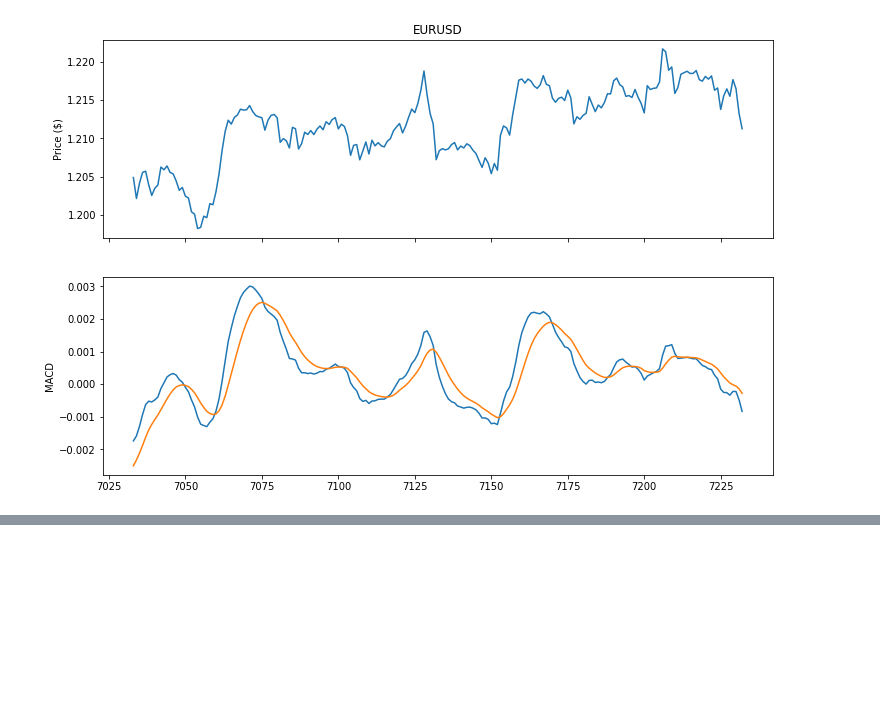
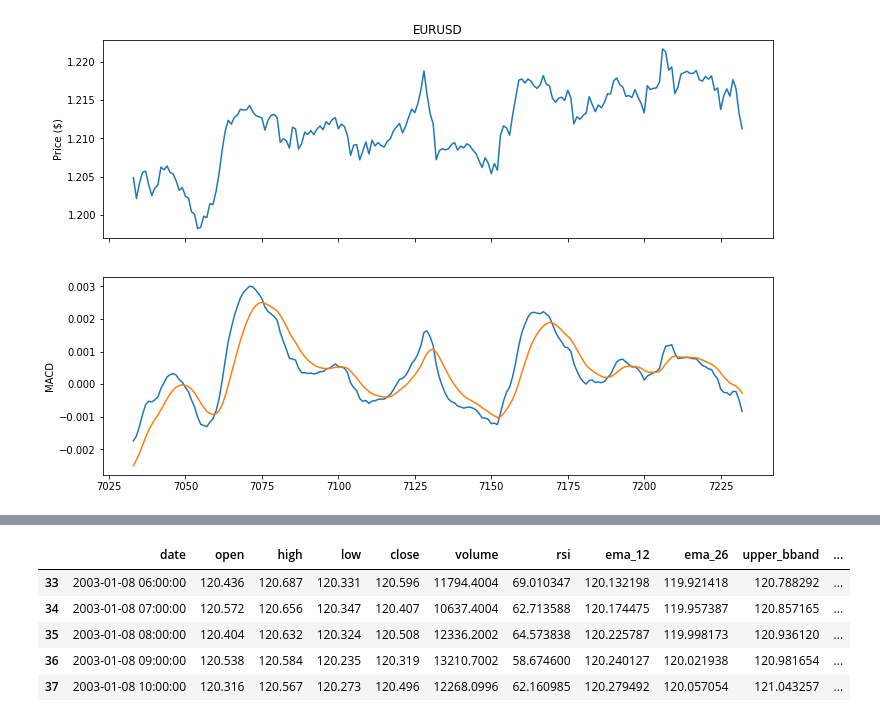
Before and after one commit to SaidJacoboDev/smart-markets, a Jupyter notebook: Chapter 1 - The data/forex.ipynb, the cells around one changed output, grey strips where cells are left out. Drawn from its saved outputs; the diff is of its cells as text; code cells hidden in the pictures; blank space fills up the shorter version.

```diff
--- a/Chapter 1 - The data/forex.ipynb
+++ b/Chapter 1 - The data/forex.ipynb
@@ -331,0 +344,10 @@ def get_all_indicators(df):
+# %%
+usd_jpy.dropna(inplace=True)
+usd_jpy.head(5)
+# %% [output]
+|  | date | open | high | low | close | volume | rsi | ema_12 | ema_26 | upper_bband | ... |
+| 33 | 2003-01-08 06:00:00 | 120.436 | 120.687 | 120.331 | 120.596 | 11794.4004 | 69.010347 | 120.132198 | 119.921418 | 120.788292 | ... |
+| 34 | 2003-01-08 07:00:00 | 120.572 | 120.656 | 120.347 | 120.407 | 10637.4004 | 62.713588 | 120.174475 | 119.957387 | 120.857165 | ... |
+| 35 | 2003-01-08 08:00:00 | 120.404 | 120.632 | 120.324 | 120.508 | 12336.2002 | 64.573838 | 120.225787 | 119.998173 | 120.936120 | ... |
+| 36 | 2003-01-08 09:00:00 | 120.538 | 120.584 | 120.235 | 120.319 | 13210.7002 | 58.674600 | 120.240127 | 120.021938 | 120.981654 | ... |
+| 37 | 2003-01-08 10:00:00 | 120.316 | 120.567 | 120.273 | 120.496 | 12268.0996 | 62.160985 | 120.279492 | 120.057054 | 121.043257 | ... |
```
Also changed, not shown: parts of 11 cells of this notebook.
